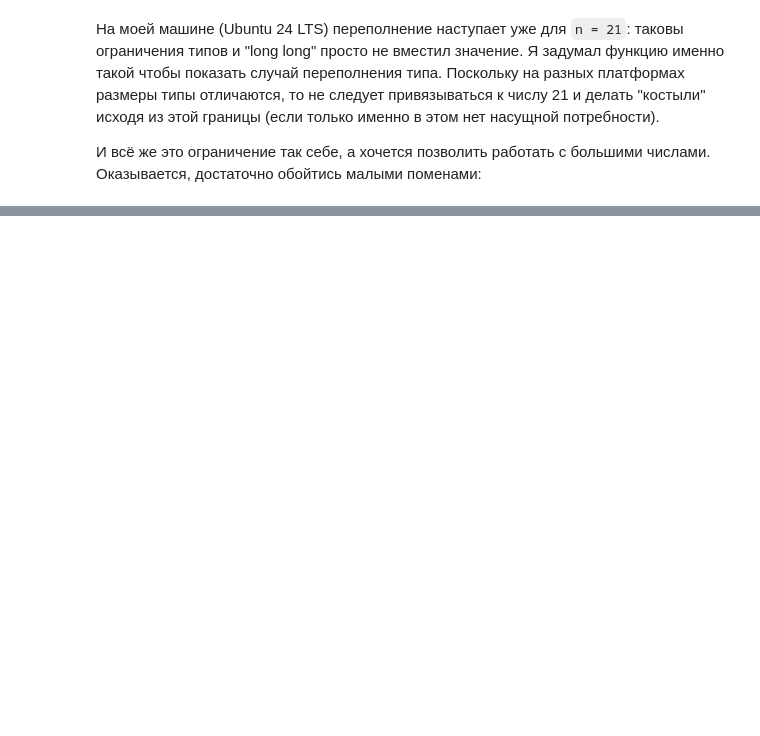
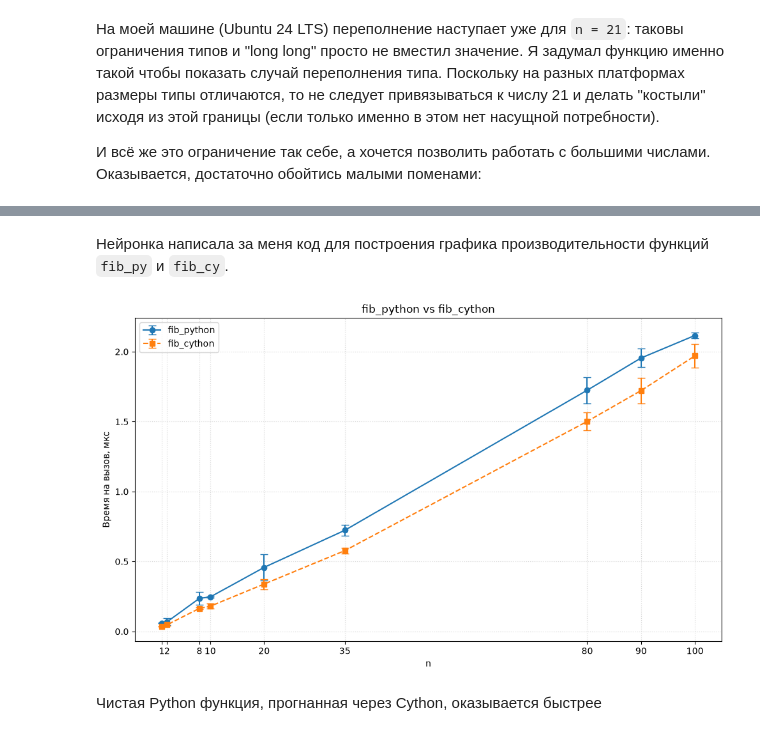
Before and after one commit to stankudrow/Learning-Python-Packaging, a Jupyter notebook: notes/ch02/extra/cython.ipynb, the cells around one changed output, grey strips where cells are left out. Saved outputs shown, nothing was run; the diff lists cells and outputs as text; code cells hidden in the pictures; blank space fills up the shorter version.

```diff
--- a/notes/ch02/extra/cython.ipynb
+++ b/notes/ch02/extra/cython.ipynb
@@ -102,0 +135,13 @@ for n in [20, 21, 22]:
+# %%
+%%cython -a
+
+def fib_cy(nth: int) -> int:
+    if nth < 1:
+        msg = "n must be a positive integer"
+        raise ValueError(msg) from None
+    if nth < 3:
+        return 1
+    a, b = 1, 1
+    for _ in range(2, nth):
+        a, b = b, a + b
+    return b
@@ -102,0 +168,50 @@ for n in [20, 21, 22]:
+# %% [markdown]
+Нейронка написала за меня код для построения графика производительности функций `fib_py` и `fib_cy`.
+# %%
+import timeit
+import statistics
+import matplotlib.pyplot as plt
+
+ns = [1, 2, 8, 10, 20, 35, 80, 90, 100]
+
+results_py = []   # (mean, std) в микросекундах
+results_cy = []
+
+for n in ns:
+    # --- Python ---
+    times_py = timeit.repeat(lambda: fib_py(n), number=1000, repeat=10)
+    mean_py = statistics.mean(times_py) / 1000 * 1e6
+    std_py = statistics.stdev(times_py) / 1000 * 1e6
+    results_py.append((mean_py, std_py))
+
+    # --- Cython ---
+    times_cy = timeit.repeat(lambda: fib_cy(n), number=1000, repeat=10)
+    mean_cy = statistics.mean(times_cy) / 1000 * 1e6
+    std_cy = statistics.stdev(times_cy) / 1000 * 1e6
+    results_cy.append((mean_cy, std_cy))
+
+# --- График ---
+means_py = [r[0] for r in results_py]
+stds_py = [r[1] for r in results_py]
+means_cy = [r[0] for r in results_cy]
+stds_cy = [r[1] for r in results_cy]
+
+fig, ax = plt.subplots(figsize=(10, 6))
+
+ax.errorbar(ns, means_py, yerr=stds_py, fmt='o-', label='fib_python',
+            capsize=4, linewidth=1.5, markersize=6)
+ax.errorbar(ns, means_cy, yerr=stds_cy, fmt='s--', label='fib_cython',
+            capsize=4, linewidth=1.5, markersize=6)
+
+ax.set_xlabel('n')
+ax.set_ylabel('Время на вызов, мкс')
+ax.set_title('fib_python vs fib_cython')
+ax.set_xticks(ns)
+ax.legend()
+ax.grid(True, linestyle=':', alpha=0.5)
+plt.tight_layout()
+plt.show()
+# %% [output]
+[figure, added]
+# %% [markdown]
+Чистая Python функция, прогнанная через Cython, оказывается быстрее
```
Also changed, not shown: parts of 11 cells of this notebook, 16 other files.
